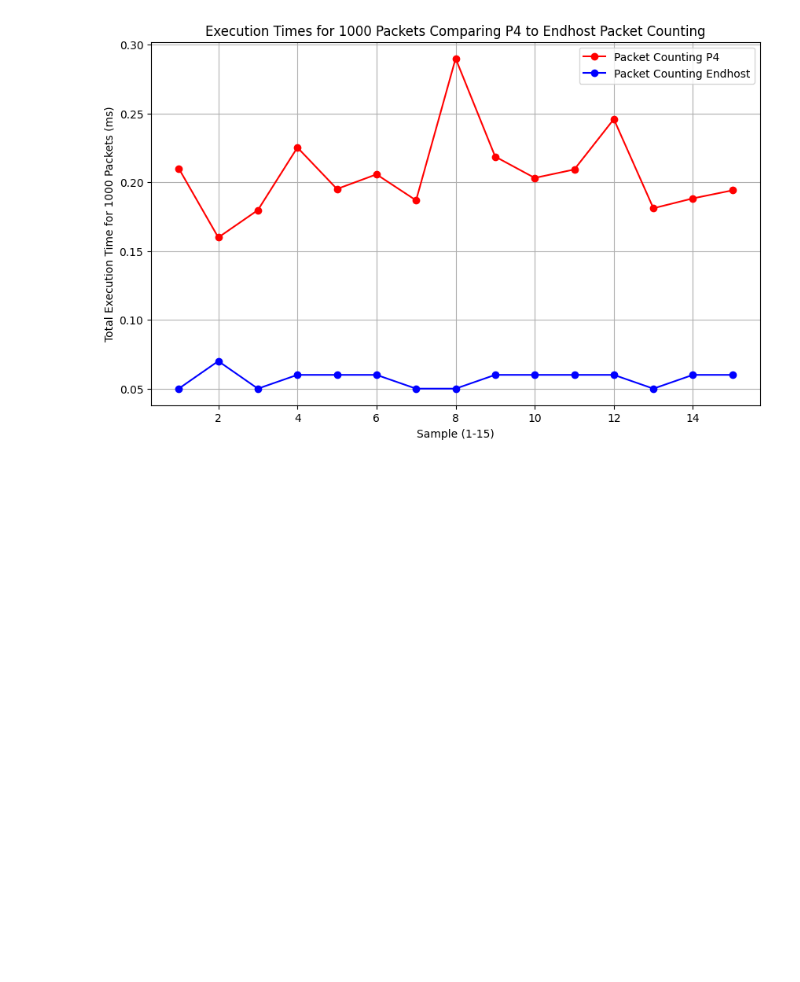
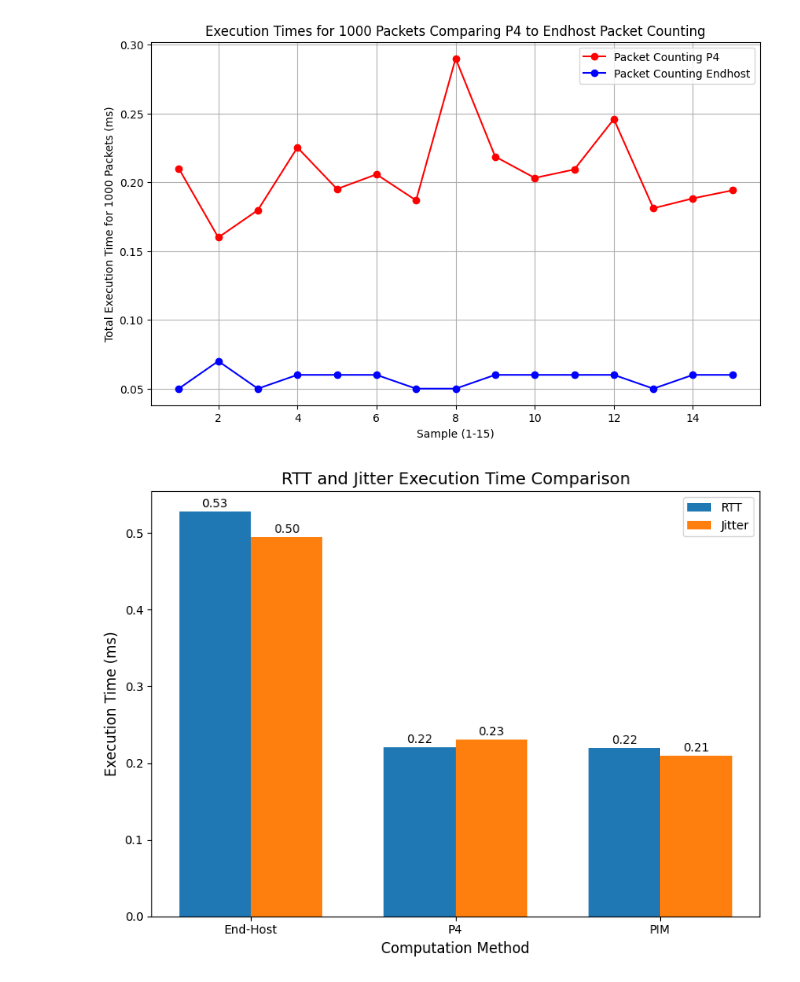
Before and after one commit to wloving77/networks-project, a Jupyter notebook: evaluation/sandbox_all3.ipynb, the cells around one changed output. Saved outputs shown, nothing was run; the diff lists cells and outputs as text; code cells hidden in the pictures; blank space fills up the shorter version.

```diff
--- a/evaluation/sandbox.ipynb
+++ b/evaluation/sandbox_all3.ipynb
@@ -56,0 +71,41 @@ plot_p4_vs_endhost_execution_times("Packet Counting", packet_counting_values_p4,
+# %%
+import matplotlib.pyplot as plt
+
+def plot_rtt_jitter_comparison(rtt_values, jitter_values, metric_names=["End-Host", "P4", "PIM"]):
+    """
+    Generate a grouped bar plot comparing RTT and Jitter execution times for End-Host, P4, and PIM.
+
+    Parameters:
+    - rtt_values (list): List of 3 values corresponding to RTT execution times for End-Host, P4, and PIM.
+    - jitter_values (list): List of 3 values corresponding to Jitter execution times for End-Host, P4, and PIM.
+    - metric_names (list): Labels for the methods being compared (default: ["End-Host", "P4", "PIM"]).
+    """
+    # Set up bar width and positions
+    bar_width = 0.35
+    index = range(len(metric_names))
+
+    # Create the plot
+    plt.figure(figsize=(8, 6))
+    plt.bar(index, rtt_values, bar_width, label="RTT", color="#1f77b4")
+    plt.bar([i + bar_width for i in index], jitter_values, bar_width, label="Jitter", color="#ff7f0e")
+
+    # Add labels and title
+    plt.xlabel("Computation Method", fontsize=12)
+    plt.ylabel("Execution Time (ms)", fontsize=12)
+    plt.title("RTT and Jitter Execution Time Comparison", fontsize=14)
+    plt.xticks([i + bar_width / 2 for i in index], metric_names)
+    plt.legend()
+
+    # Add value annotations
+    for i, value in enumerate(rtt_values):
+        plt.text(i, value + 0.01 * max(rtt_values + jitter_values), f"{value:.2f}", ha='center', fontsize=10)
+    for i, value in enumerate(jitter_values):
+        plt.text(i + bar_width, value + 0.01 * max(rtt_values + jitter_values), f"{value:.2f}", ha='center', fontsize=10)
+
+    # Display the plot
+    plt.tight_layout()
+    plt.show()
+# %%
+plot_rtt_jitter_comparison(jitter_values, rtt_values)
+# %% [output]
+[figure, added]
```
Also changed, not shown: parts of 2 cells of this notebook, 8 other files.
